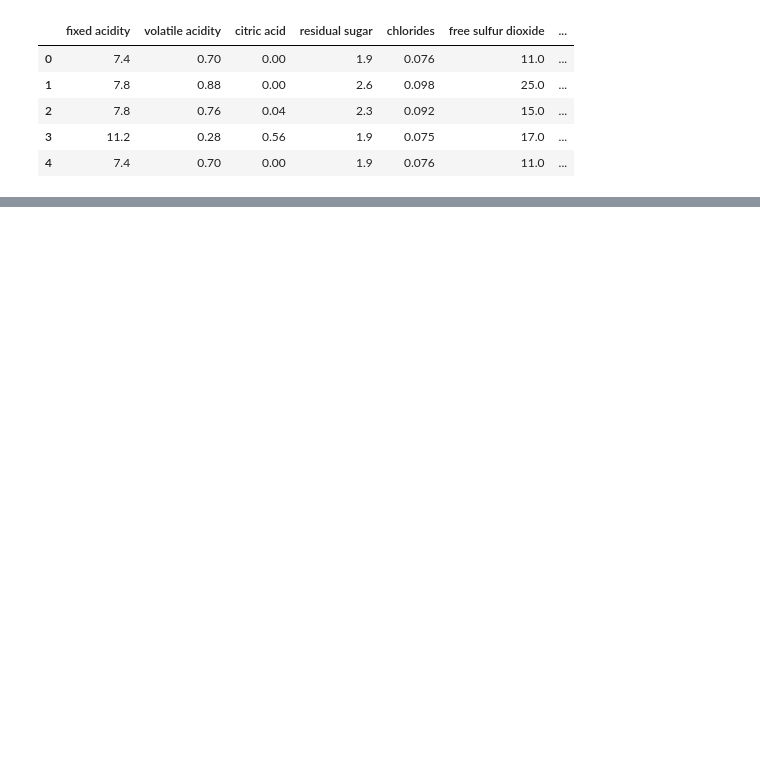
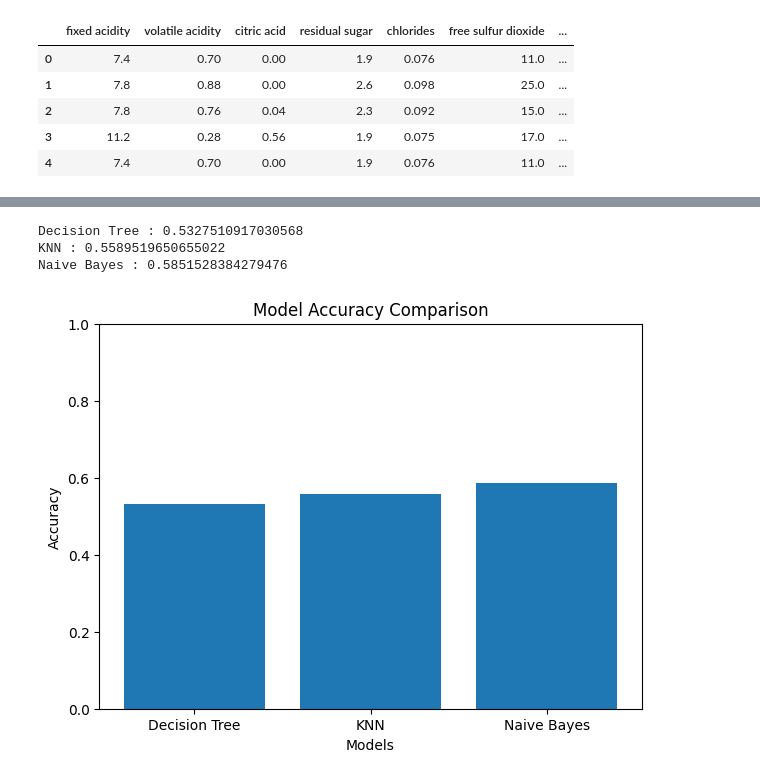
Before and after one commit to zaibshahzadi/ML-Internship, a Jupyter notebook: Wine_dataset.ipynb, the cells around one changed output, grey strips where cells are left out. Cells and saved outputs as stored; diff of their text form; code cells hidden in the pictures; blank space fills up the shorter version.

```diff
--- a/Wine_dataset.ipynb
+++ b/Wine_dataset.ipynb
@@ -98,0 +185,7 @@ for name, pipe in pipelines.items():
+# %%
+nb_pipeline = Pipeline([
+    ("scaler", StandardScaler()),
+    ("classifier", GaussianNB())
+])
+# %%
+nb_pipeline.fit(X_train, y_train)
@@ -98,0 +194,6 @@ for name, pipe in pipelines.items():
+# %%
+nb_pred = nb_pipeline.predict(X_test)
+# %%
+nb_accuracy = accuracy_score(y_test, nb_pred)
+
+print(nb_accuracy)
@@ -98,0 +217,34 @@ for name, pipe in pipelines.items():
+# %%
+print("Decision Tree :", dt_accuracy)
+
+print("KNN :", knn_accuracy)
+
+print("Naive Bayes :", nb_accuracy)
+# %% [output]
+Decision Tree : 0.5327510917030568
+KNN : 0.5589519650655022
+Naive Bayes : 0.5851528384279476
+# %%
+models = ["Decision Tree","KNN","Naive Bayes"]
+
+accuracies = [
+    dt_accuracy,
+    knn_accuracy,
+    nb_accuracy
+]
+
+plt.figure(figsize=(7,5))
+
+plt.bar(models, accuracies)
+
+plt.title("Model Accuracy Comparison")
+
+plt.xlabel("Models")
+
+plt.ylabel("Accuracy")
+
+plt.ylim(0,1)
+
+plt.show()
+# %% [output]
+[figure, added]
```
Also changed, not shown: parts of 31 cells of this notebook.
